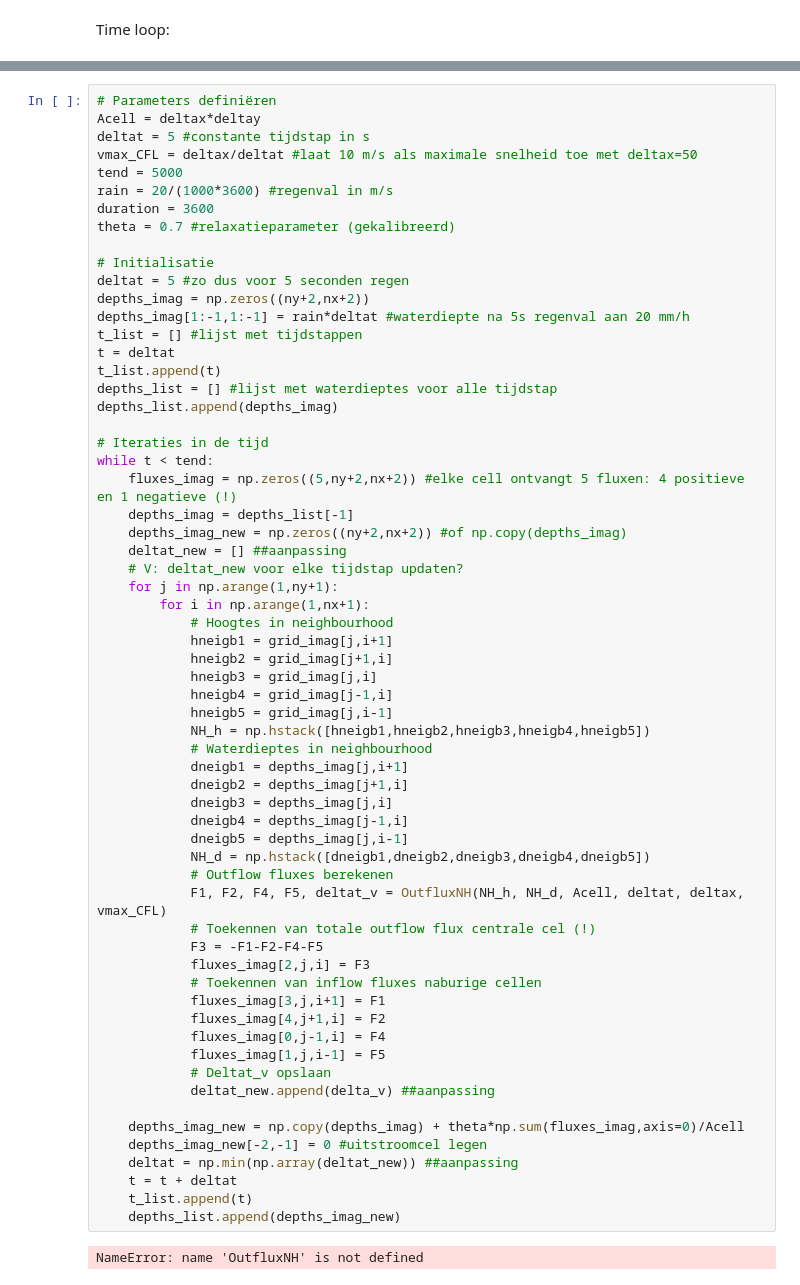
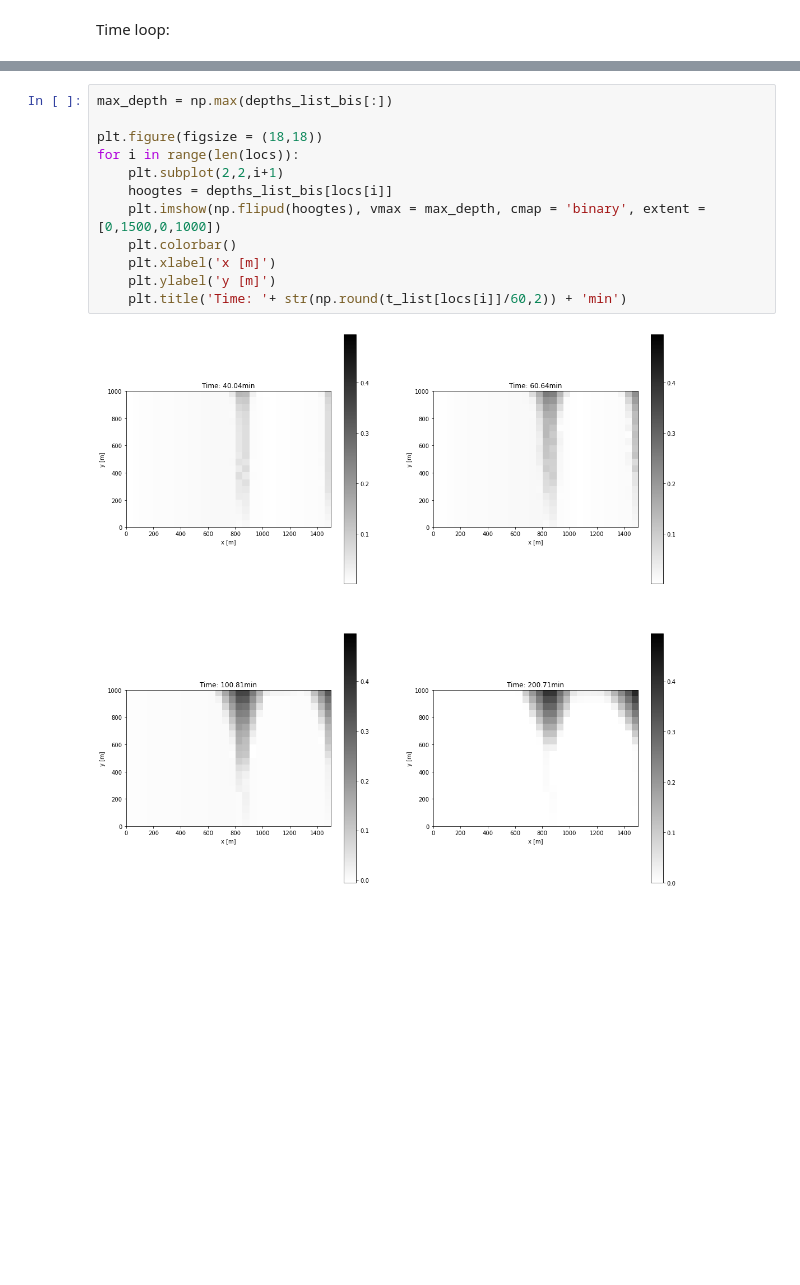
Before and after one commit to olivierbonte/Project_Spatio_Temporele_2, a Jupyter notebook: main_Hannah_exp_Oli.ipynb, the cells around one changed output, grey strips where cells are left out. Drawn from its saved outputs; the diff is of its cells as text; blank space fills up the shorter version.

```diff
--- a/main_Hannah_exp_Oli.ipynb
+++ b/main_Hannah_exp_Oli.ipynb
@@ -480,64 +401,14 @@ Ik heb het script behorend bij de aangepaste flux_calculation functie (###) hier
-# %%
-# Parameters definiëren
-Acell = deltax*deltay
-deltat = 5 #constante tijdstap in s
-vmax_CFL = deltax/deltat #laat 10 m/s als maximale snelheid toe met deltax=50
-tend = 5000
-rain = 20/(1000*3600) #regenval in m/s
-duration = 3600
-theta = 0.7 #relaxatieparameter (gekalibreerd)
-
-# Initialisatie
-deltat = 5 #zo dus voor 5 seconden regen
-depths_imag = np.zeros((ny+2,nx+2))
-depths_imag[1:-1,1:-1] = rain*deltat #waterdiepte na 5s regenval aan 20 mm/h
-t_list = [] #lijst met tijdstappen
-t = deltat
-t_list.append(t)
-depths_list = [] #lijst met waterdieptes voor alle tijdstap
-depths_list.append(depths_imag)
-
-# Iteraties in de tijd
-while t < tend:
-    fluxes_imag = np.zeros((5,ny+2,nx+2)) #elke cell ontvangt 5 fluxen: 4 positieve en 1 negatieve (!)
-    depths_imag = depths_list[-1]
-    depths_imag_new = np.zeros((ny+2,nx+2)) #of np.copy(depths_imag)
-    deltat_new = [] ##aanpassing
-    # V: deltat_new voor elke tijdstap updaten?
-    for j in np.arange(1,ny+1):
-        for i in np.arange(1,nx+1):
-            # Hoogtes in neighbourhood
-            hneigb1 = grid_imag[j,i+1]
-            hneigb2 = grid_imag[j+1,i]
-            hneigb3 = grid_imag[j,i]
-            hneigb4 = grid_imag[j-1,i]
-            hneigb5 = grid_imag[j,i-1]
-            NH_h = np.hstack([hneigb1,hneigb2,hneigb3,hneigb4,hneigb5])
-            # Waterdieptes in neighbourhood
-            dneigb1 = depths_imag[j,i+1]
-            dneigb2 = depths_imag[j+1,i]
-            dneigb3 = depths_imag[j,i]
-            dneigb4 = depths_imag[j-1,i]
-            dneigb5 = depths_imag[j,i-1]
-            NH_d = np.hstack([dneigb1,dneigb2,dneigb3,dneigb4,dneigb5])
-            # Outflow fluxes berekenen
-            F1, F2, F4, F5, deltat_v = OutfluxNH(NH_h, NH_d, Acell, deltat, deltax, vmax_CFL)
-            # Toekennen van totale outflow flux centrale cel (!)
-            F3 = -F1-F2-F4-F5
-            fluxes_imag[2,j,i] = F3
-            # Toekennen van inflow fluxes naburige cellen
-            fluxes_imag[3,j,i+1] = F1
-            fluxes_imag[4,j+1,i] = F2
-            fluxes_imag[0,j-1,i] = F4
-            fluxes_imag[1,j,i-1] = F5
-            # Deltat_v opslaan
-            deltat_new.append(delta_v) ##aanpassing
-
-    depths_imag_new = np.copy(depths_imag) + theta*np.sum(fluxes_imag,axis=0)/Acell
-    depths_imag_new[-2,-1] = 0 #uitstroomcel legen
-    deltat = np.min(np.array(deltat_new)) ##aanpassing
-    t = t + deltat
-    t_list.append(t)
-    depths_list.append(depths_imag_new)
-# %% [output]
-NameError: name 'OutfluxNH' is not defined
+# %%
+max_depth = np.max(depths_list_bis[:])
+
+plt.figure(figsize = (18,18))
+for i in range(len(locs)):
+    plt.subplot(2,2,i+1)
+    hoogtes = depths_list_bis[locs[i]]
+    plt.imshow(np.flipud(hoogtes), vmax = max_depth, cmap = 'binary', extent = [0,1500,0,1000])
+    plt.colorbar()
+    plt.xlabel('x [m]')
+    plt.ylabel('y [m]')
+    plt.title('Time: '+ str(np.round(t_list[locs[i]]/60,2)) + 'min')
+# %% [output]
+[figure, added]
```
Also changed, not shown: parts of 20 cells of this notebook, 15 other files.
